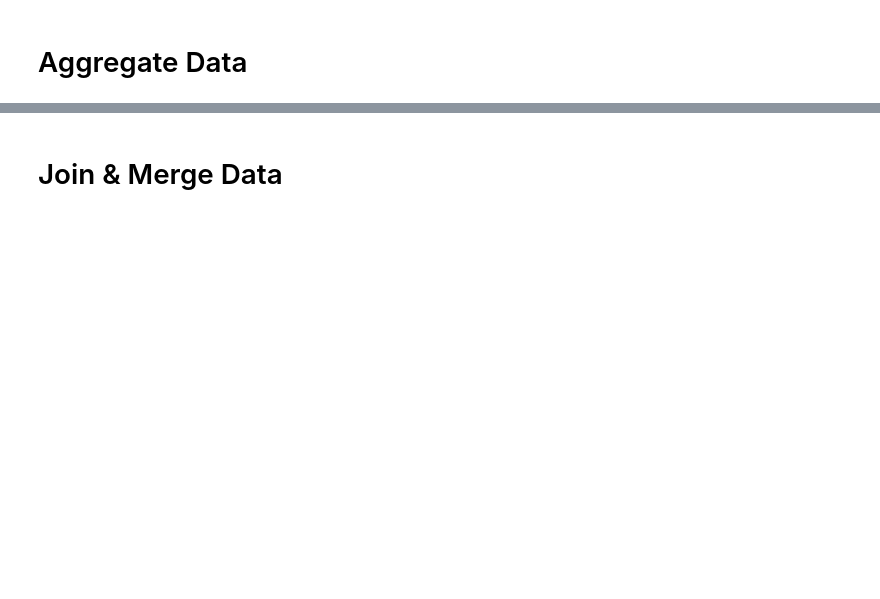
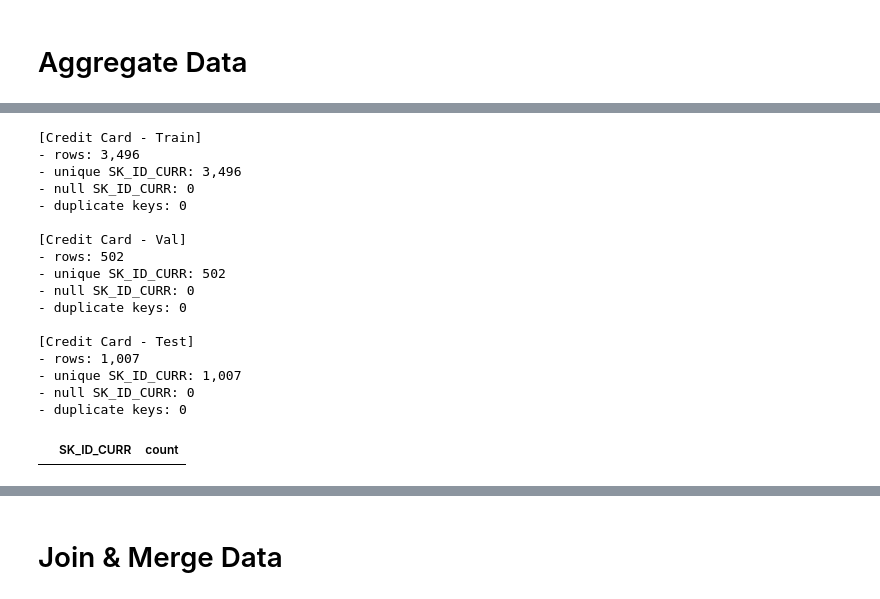
Before and after one commit to RPasch/CreditScoringProject, a Jupyter notebook: feature_eng.ipynb, the cells around one changed output, grey strips where cells are left out. Drawn from its saved outputs; the diff is of its cells as text; code cells hidden in the pictures; blank space fills up the shorter version.

```diff
--- a/feature_eng.ipynb
+++ b/feature_eng.ipynb
@@ -390,0 +1285,23 @@ We have High missing values in :
+# %%
+check_key_uniqueness(cc_train_agg, "SK_ID_CURR", "Credit Card - Train")
+check_key_uniqueness(cc_val_agg,   "SK_ID_CURR", "Credit Card - Val")
+check_key_uniqueness(cc_test_agg,  "SK_ID_CURR", "Credit Card - Test")
+# %% [output]
+[Credit Card - Train]
+- rows: 3,496
+- unique SK_ID_CURR: 3,496
+- null SK_ID_CURR: 0
+- duplicate keys: 0
+
+[Credit Card - Val]
+- rows: 502
+- unique SK_ID_CURR: 502
+- null SK_ID_CURR: 0
+- duplicate keys: 0
+
+[Credit Card - Test]
+- rows: 1,007
+- unique SK_ID_CURR: 1,007
+- null SK_ID_CURR: 0
+- duplicate keys: 0
+|  | SK_ID_CURR | count |
```
Also changed, not shown: parts of 25 cells of this notebook, 19 other files.
